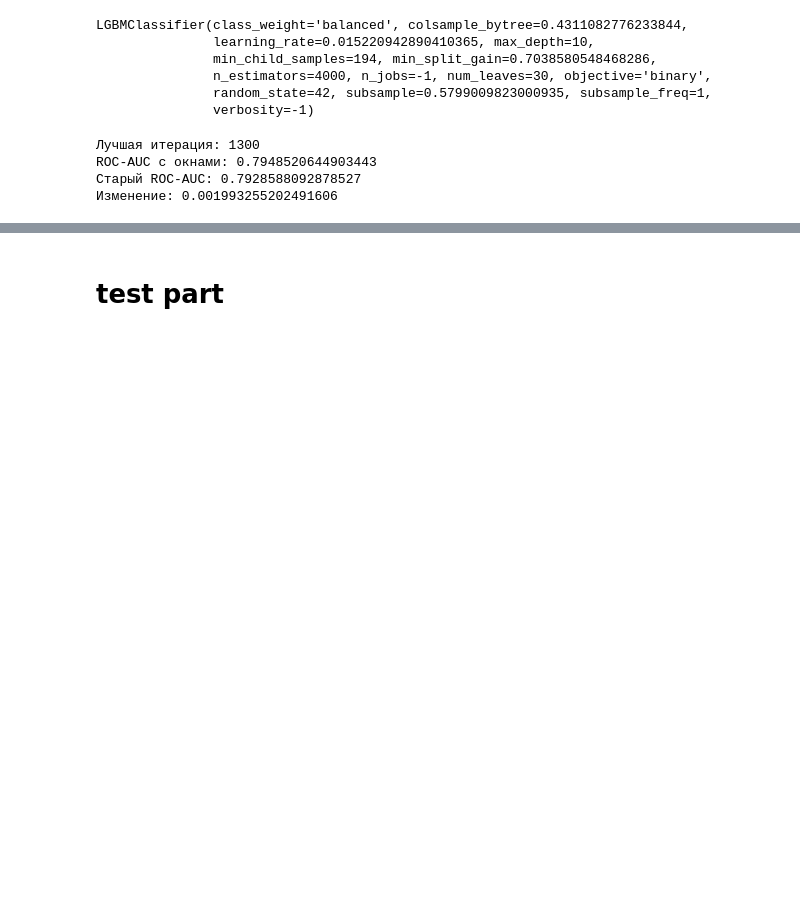
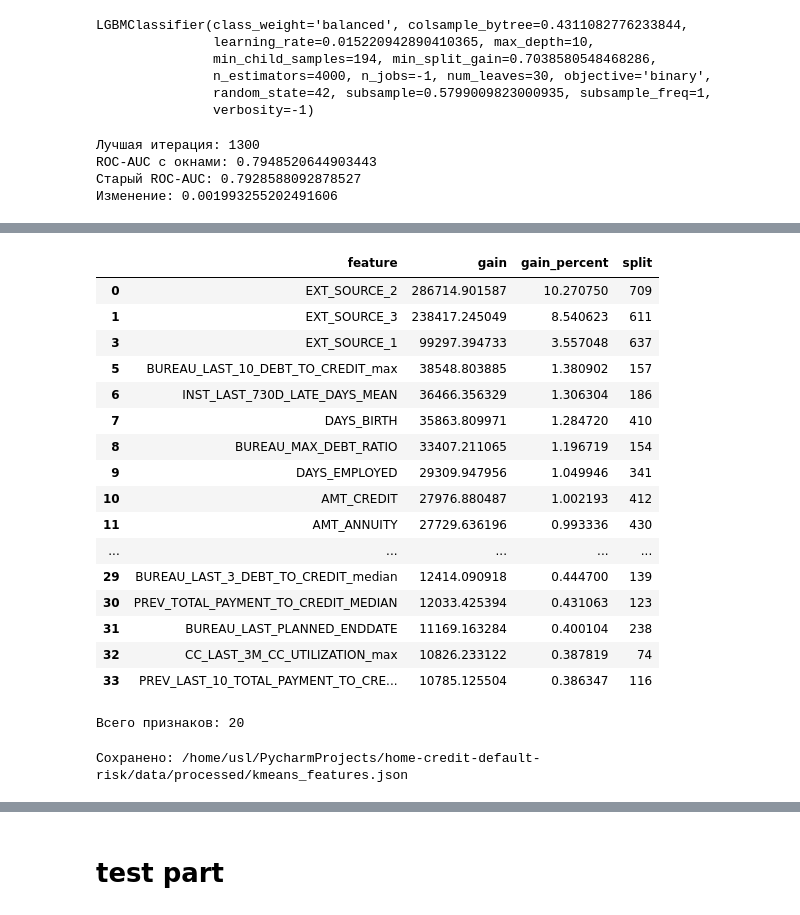
Before and after one commit to USL99/home-credit-default-risk, a Jupyter notebook: notebooks/04_model_tuning.ipynb, the cells around one changed output, grey strips where cells are left out. Cells and saved outputs as stored; diff of their text form; code cells hidden in the pictures; blank space fills up the shorter version.

```diff
--- a/notebooks/04_model_tuning.ipynb
+++ b/notebooks/04_model_tuning.ipynb
@@ -1208,0 +1265,70 @@ ROC-AUC с окнами: 0.7948520644903443
+# %%
+numeric_features = (X_train.select_dtypes(include=["number"]).columns)
+feat_imp_numeric = feat_imp_window[feat_imp_window["feature"].isin(numeric_features)].copy()
+feat_imp_numeric[["feature", "gain", "gain_percent", "split"]].head(30)
+# %% [output]
+|  | feature | gain | gain_percent | split |
+| 0 | EXT_SOURCE_2 | 286714.901587 | 10.270750 | 709 |
+| 1 | EXT_SOURCE_3 | 238417.245049 | 8.540623 | 611 |
+| 3 | EXT_SOURCE_1 | 99297.394733 | 3.557048 | 637 |
+| 5 | BUREAU_LAST_10_DEBT_TO_CREDIT_max | 38548.803885 | 1.380902 | 157 |
+| 6 | INST_LAST_730D_LATE_DAYS_MEAN | 36466.356329 | 1.306304 | 186 |
+| 7 | DAYS_BIRTH | 35863.809971 | 1.284720 | 410 |
+| 8 | BUREAU_MAX_DEBT_RATIO | 33407.211065 | 1.196719 | 154 |
+| 9 | DAYS_EMPLOYED | 29309.947956 | 1.049946 | 341 |
+| 10 | AMT_CREDIT | 27976.880487 | 1.002193 | 412 |
+| 11 | AMT_ANNUITY | 27729.636196 | 0.993336 | 430 |
+| ... | ... | ... | ... | ... |
+| 29 | BUREAU_LAST_3_DEBT_TO_CREDIT_median | 12414.090918 | 0.444700 | 139 |
+| 30 | PREV_TOTAL_PAYMENT_TO_CREDIT_MEDIAN | 12033.425394 | 0.431063 | 123 |
+| 31 | BUREAU_LAST_PLANNED_ENDDATE | 11169.163284 | 0.400104 | 238 |
+| 32 | CC_LAST_3M_CC_UTILIZATION_max | 10826.233122 | 0.387819 | 74 |
+| 33 | PREV_LAST_10_TOTAL_PAYMENT_TO_CRE... | 10785.125504 | 0.386347 | 116 |
+# %%
+numeric_kmeans_features = [
+    "EXT_SOURCE_1",
+    "EXT_SOURCE_2",
+    "EXT_SOURCE_3",
+    "BUREAU_LAST_10_DEBT_TO_CREDIT_max",
+    "INST_LAST_730D_LATE_DAYS_MEAN",
+    "DAYS_BIRTH",
+    "BUREAU_MAX_DEBT_RATIO",
+    "DAYS_EMPLOYED",
+    "AMT_CREDIT",
+    "AMT_ANNUITY",
+    "AMT_GOODS_PRICE",
+    "PREV_LAST_10_TOTAL_PAYMENT_TO_CREDIT_max",
+    "BUREAU_LAST_5_DEBT_TO_CREDIT_median",
+    "INST_PAID_SUM",
+    "INST_LATE_PAYMENT_SHARE"
+]
+
+
+categorical_kmeans_features = [
+    "ORGANIZATION_TYPE",
+    "OCCUPATION_TYPE",
+    "NAME_EDUCATION_TYPE",
+    "CODE_GENDER",
+    "NAME_FAMILY_STATUS"
+]
+
+
+kmeans_features = (numeric_kmeans_features + categorical_kmeans_features)
+
+print("Всего признаков:", len(kmeans_features))
+# %% [output]
+Всего признаков: 20
+# %%
+import json
+import os
+
+kmeans_config = {"numeric_features": numeric_kmeans_features, "categorical_features": categorical_kmeans_features}
+
+config_path = os.path.join(path_to_data, "kmeans_features.json")
+
+with open(config_path, "w") as f:
+    json.dump(kmeans_config, f, indent=4)
+
+print("Сохранено:", config_path)
+# %% [output]
+Сохранено: /home/usl/PycharmProjects/home-credit-default-risk/data/processed/kmeans_features.json
```
Also changed, not shown: parts of 9 cells of this notebook, 1 other file.
